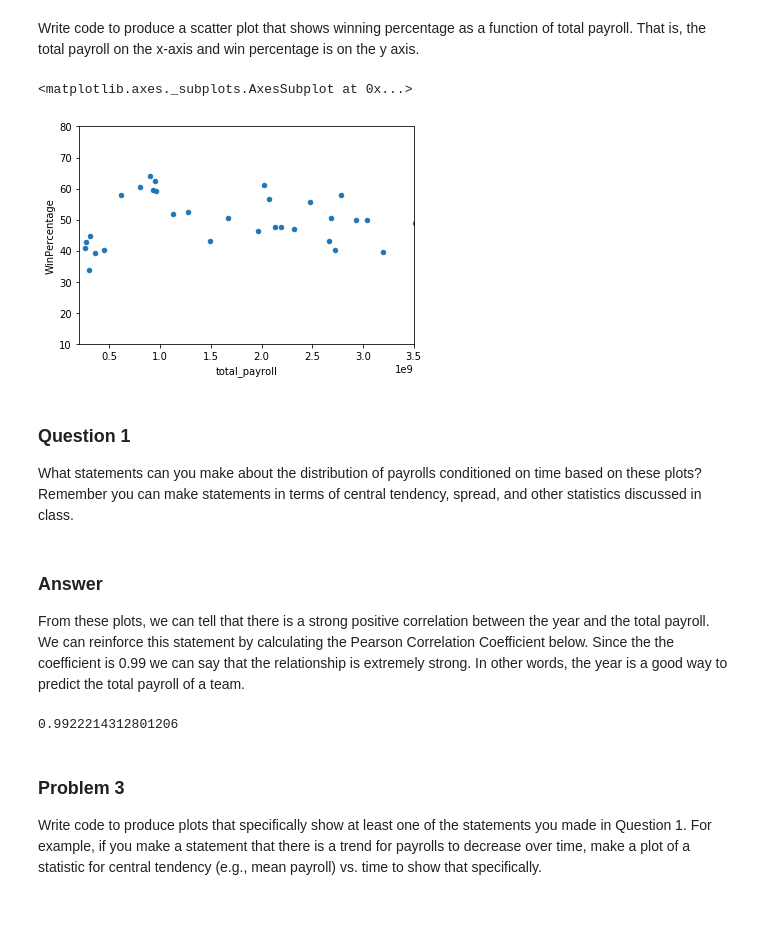
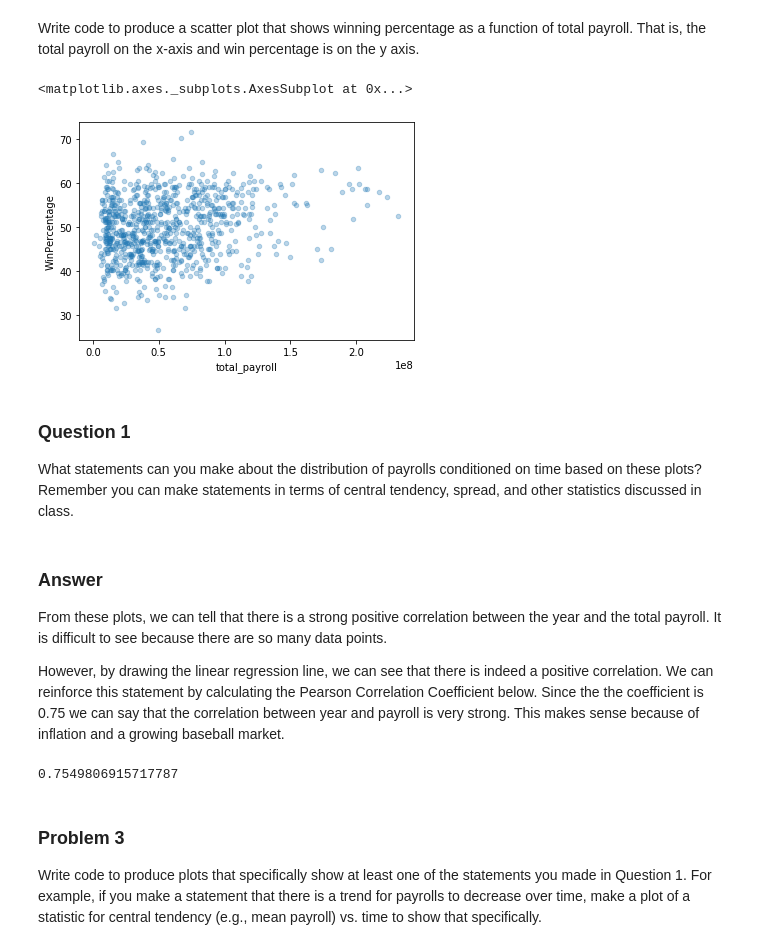
Before and after one commit to thegerrit/data_science, a Jupyter notebook: project2/Project 2 - Garrett Van Beek.ipynb, the cells around one changed output. Cells and saved outputs as stored; diff of their text form; code cells hidden in the pictures; blank space fills up the shorter version.

```diff
--- a/project2/Project 2 - Garrett Van Beek.ipynb
+++ b/project2/Project 2 - Garrett Van Beek.ipynb
@@ -27,33 +27,29 @@ import pandas
 # %%
 
-sql2016_file = './baseball-archive-sqlite-master/lahman2016.sqlite'
-conn = sqlite3.connect(sql2016_file)
-
-# salary_query = """SELECT teamID, yearID, W, G, CAST(W AS float)/CAST(G AS float)*100
-# AS 'WinPercentage'
-# FROM Teams
-# INNER JOIN Salaries
-# ON Teams.teamID = Salaries.teamID AND Teams.yearID = Salaries.yearID"""
+sql2014_file = './baseball-archive-sqlite-master/lahman2014.sqlite'
+conn = sqlite3.connect(sql2014_file)
 
 # add columns to this query as needed for the subsequent EDA
 my_query = """
 SELECT * FROM
 
-(SELECT teamID, yearID, W, G, CAST(W AS float)/CAST(G AS float)*100
+(SELECT yearID || teamID AS a_team_year, yearID, teamID, W, G, CAST(W AS float)/CAST(G AS float)*100
 AS 'WinPercentage'
 FROM Teams) a
 INNER JOIN
-(SELECT sum(salary) AS total_payroll, yearID AS d_yearID, teamID AS d_teamID
-FROM Salaries GROUP BY yearID) b
+(SELECT SUM(salary) as total_payroll, yearID || teamID as b_team_year, COUNT(playerID) AS num_players
+FROM Salaries
+GROUP BY b_team_year) b
 
-ON a.teamID = b.d_teamID AND a.yearID = b.d_yearID
+ON a.a_team_year = b.b_team_year
 """
 
-payroll_winpercent = pandas.read_sql(my_query, conn)
-desired_columns = ["teamID","yearID", "W", "G", "WinPercentage", "total_payroll"]
+payroll_winpercent = pd.read_sql(my_query, conn)
+desired_columns = ["a_team_year", "teamID","yearID", "W", "G", "WinPercentage", "total_payroll", "num_players"]
 
-# pw_df = payroll_winpercent[desired_columns]
-pw_df[pw_df["total_payroll"] > 0]
-#pw_df
-#payroll_winpercent["WinPercentage"].corr(payroll_winpercent['total_payroll'])
+payroll_winpercent
+pw_df = payroll_winpercent[desired_columns]
+pw_df.set_index("a_team_year")
+
+pw_df.head()
 # %% [output]
@@ -113,21 +80,23 @@ dtype: int64
 Write code to produce a scatter plot that shows winning percentage as a function of total payroll. That is, the total payroll on the x-axis and win percentage is on the y axis.
 # %%
 # Produces a scatter plot of total payroll vs win percentage
-pw_df.plot.scatter(x = "total_payroll", y = "WinPercentage", xlim=(2e8,3.5e9), ylim = (10, 80))
+pw_df.plot.scatter(x = "total_payroll", y = "WinPercentage", alpha=0.3)
 # %% [output]
 <matplotlib.axes._subplots.AxesSubplot at 0x...>
-[figure, old version]
+[figure, new version]
 # %% [markdown]
 ### Question 1
 What statements can you make about the distribution of payrolls conditioned on time based on these plots? Remember you can make statements in terms of central tendency, spread, and other statistics discussed in class.
 # %% [markdown]
 ### Answer
-From these plots, we can tell that there is a strong positive correlation between the year and the total payroll. We can reinforce this statement by calculating the Pearson Correlation Coefficient below. Since the the coefficient is 0.99 we can say that the relationship is extremely strong. In other words, the year is a good way to predict the total payroll of a team.
+From these plots, we can tell that there is a strong positive correlation between the year and the total payroll. It is difficult to see because there are so many data points.
+
+However, by drawing the linear regression line, we can see that there is indeed a positive correlation. We can reinforce this statement by calculating the Pearson Correlation Coefficient below. Since the the coefficient is 0.75 we can say that the correlation between year and payroll is very strong. This makes sense because of inflation and a growing baseball market.
-# %%
-relevant_data = pw_df[pw_df["total_payroll"] > 0]
-relevant_data["total_payroll"].corr(relevant_data["yearID"])
-# %% [output]
-0.9922214312801206
+# %%
+# Calculate correlation coefficient between total payroll and year.
+pw_df["total_payroll"].corr(pw_df["yearID"])
+# %% [output]
+0.7549806915717787
 # %% [markdown]
 ### Problem 3
 Write code to produce plots that specifically show at least one of the statements you made in Question 1. For example, if you make a statement that there is a trend for payrolls to decrease over time, make a plot of a statistic for central tendency (e.g., mean payroll) vs. time to show that specifically.
```
Also changed, not shown: parts of 30 cells of this notebook, 4 other files.
